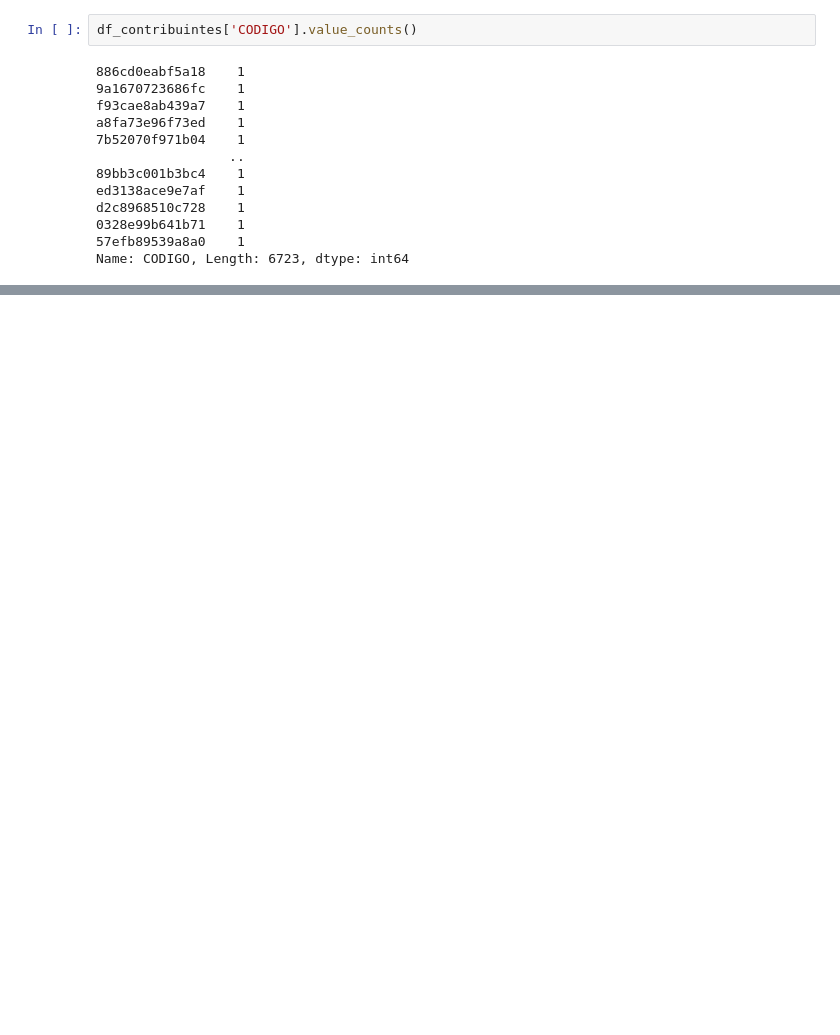
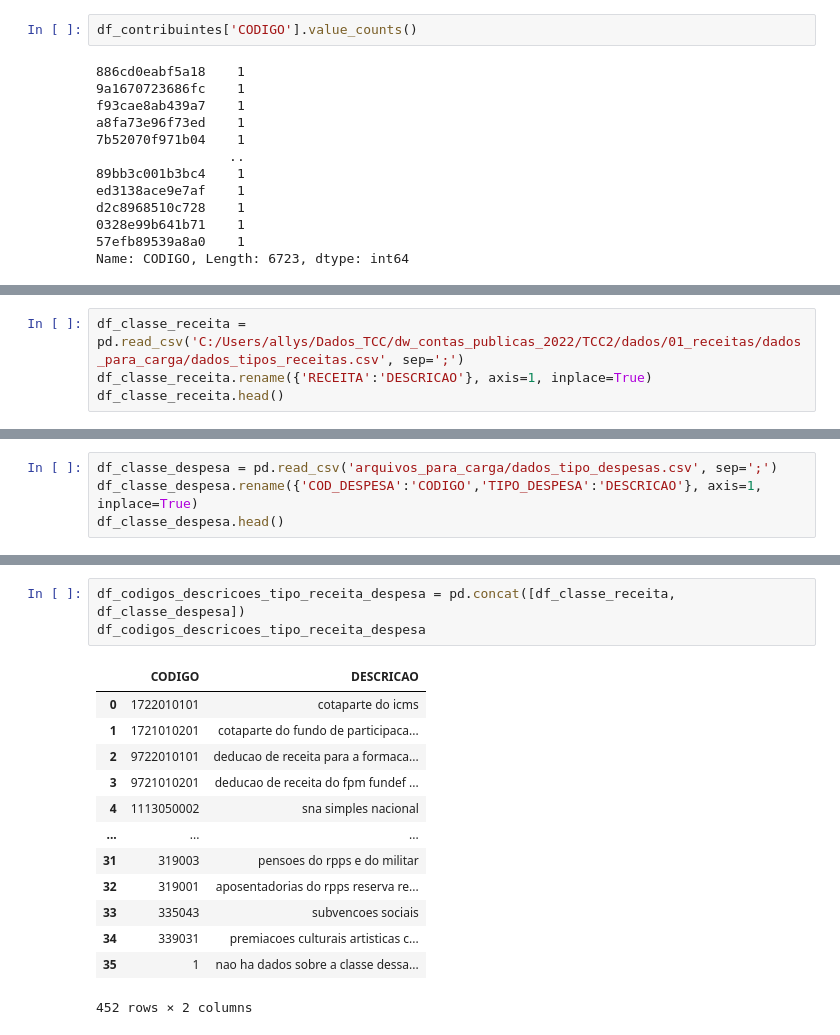
Before and after one commit to AllysonAbreu/dw_contas_publicas_2022, a Jupyter notebook: TCC2/dados/03_dados_carga/tratanemto_contribuintes_geral.ipynb, the cells around one changed output, grey strips where cells are left out. Drawn from its saved outputs; the diff is of its cells as text; blank space fills up the shorter version.

Commit message:
Atualização arquivos. DW OK!

```diff
--- a/TCC2/dados/03_dados_carga/tratanemto_contribuintes_geral.ipynb
+++ b/TCC2/dados/03_dados_carga/tratanemto_contribuintes_geral.ipynb
@@ -127,0 +144,4 @@ with open('arquivos_para_carga/dados_contribuintes_receita.csv', 'w', encoding='
+# %%
+df_classe_receita = pd.read_csv('C:/Users/allys/Dados_TCC/dw_contas_publicas_2022/TCC2/dados/01_receitas/dados_para_carga/dados_tipos_receitas.csv', sep=';')
+df_classe_receita.rename({'RECEITA':'DESCRICAO'}, axis=1, inplace=True)
+df_classe_receita.head()
@@ -127,0 +155,4 @@ with open('arquivos_para_carga/dados_contribuintes_receita.csv', 'w', encoding='
+# %%
+df_classe_despesa = pd.read_csv('arquivos_para_carga/dados_tipo_despesas.csv', sep=';')
+df_classe_despesa.rename({'COD_DESPESA':'CODIGO','TIPO_DESPESA':'DESCRICAO'}, axis=1, inplace=True)
+df_classe_despesa.head()
@@ -127,0 +166,17 @@ with open('arquivos_para_carga/dados_contribuintes_receita.csv', 'w', encoding='
+# %%
+df_codigos_descricoes_tipo_receita_despesa = pd.concat([df_classe_receita, df_classe_despesa])
+df_codigos_descricoes_tipo_receita_despesa
+# %% [output]
+|  | CODIGO | DESCRICAO |
+| 0 | 1722010101 | cotaparte do icms |
+| 1 | 1721010201 | cotaparte do fundo de participaca... |
+| 2 | 9722010101 | deducao de receita para a formaca... |
+| 3 | 9721010201 | deducao de receita do fpm fundef ... |
+| 4 | 1113050002 | sna simples nacional |
+| ... | ... | ... |
+| 31 | 319003 | pensoes do rpps e do militar |
+| 32 | 319001 | aposentadorias do rpps reserva re... |
+| 33 | 335043 | subvencoes sociais |
+| 34 | 339031 | premiacoes culturais artisticas c... |
+| 35 | 1 | nao ha dados sobre a classe dessa... |
+452 rows × 2 columns
```
Also changed, not shown: parts of 15 cells of this notebook, 54 other files.
